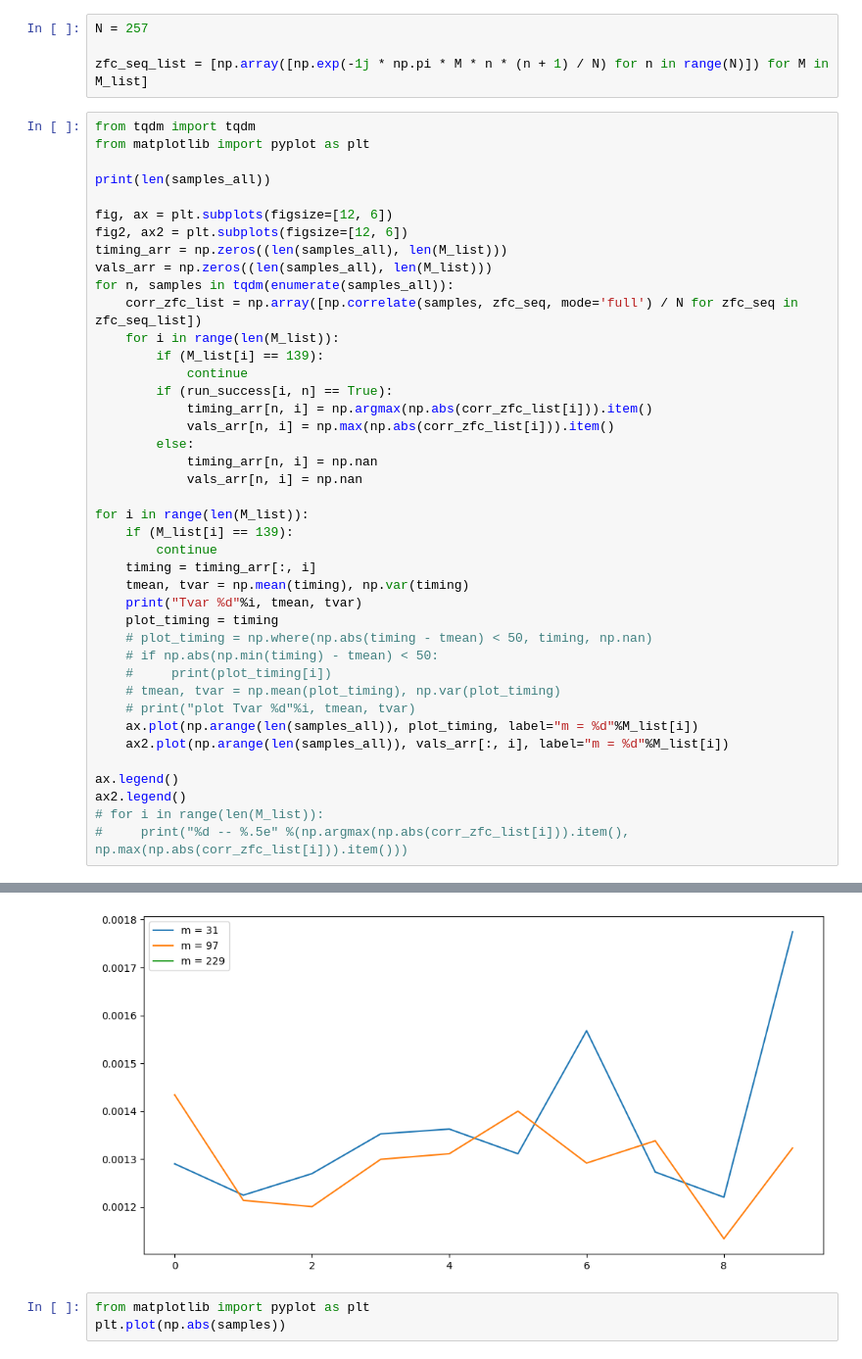
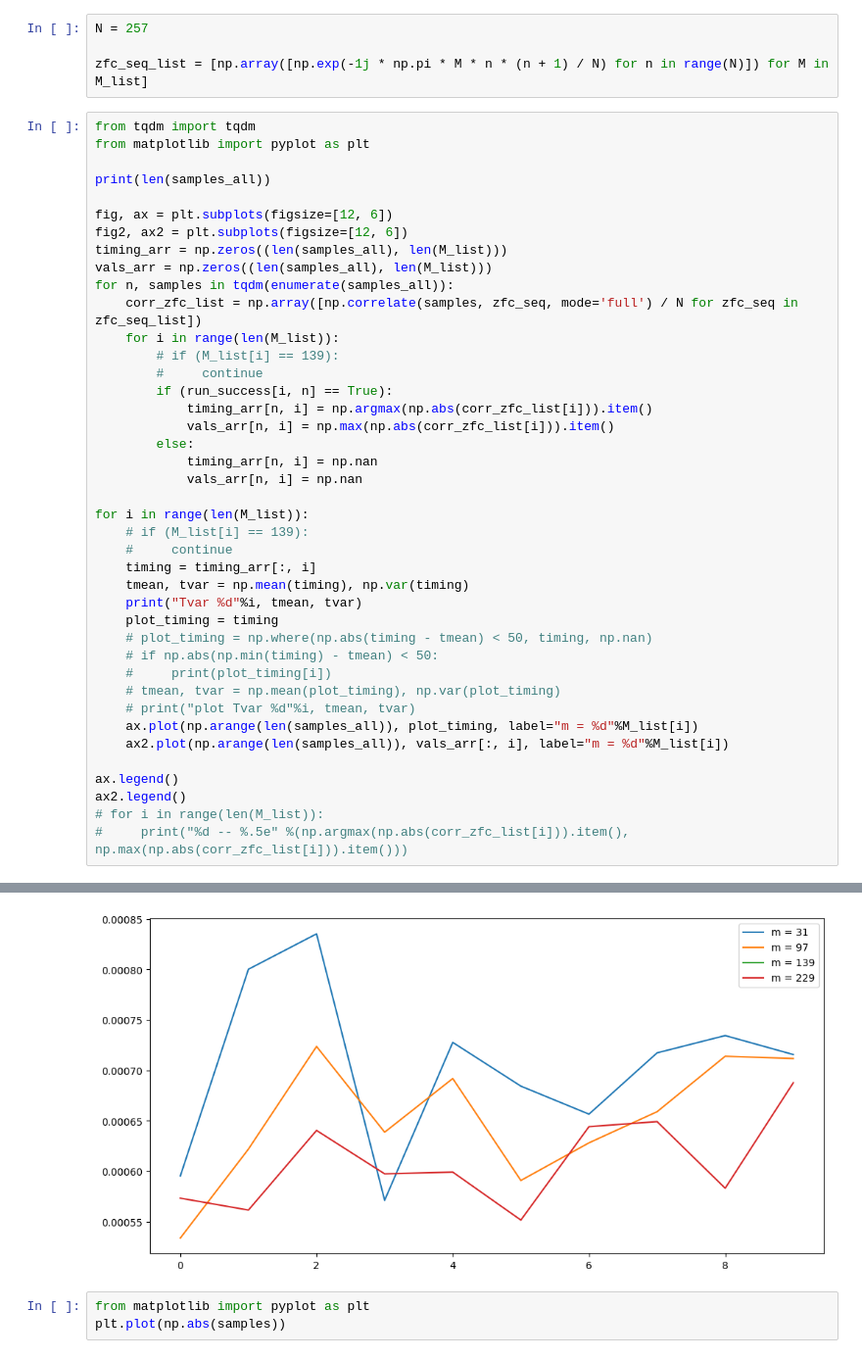
Before and after one commit to navya-xx/OTA-C, a Jupyter notebook: cpp/sync_tests.ipynb, the cells around one changed output, grey strips where cells are left out. Shown: that part at 98% size. Saved outputs shown, nothing was run; the diff lists cells and outputs as text.

```diff
--- a/cpp/sync_tests.ipynb
+++ b/cpp/sync_tests.ipynb
@@ -96,8 +86,8 @@ vals_arr = np.zeros((len(samples_all), len(M_list)))
 for n, samples in tqdm(enumerate(samples_all)):
     corr_zfc_list = np.array([np.correlate(samples, zfc_seq, mode='full') / N for zfc_seq in zfc_seq_list])
     for i in range(len(M_list)):
-        if (M_list[i] == 139):
-            continue
+        # if (M_list[i] == 139):
+        #     continue
         if (run_success[i, n] == True):
             timing_arr[n, i] = np.argmax(np.abs(corr_zfc_list[i])).item()
             vals_arr[n, i] = np.max(np.abs(corr_zfc_list[i])).item()
@@ -106,8 +96,8 @@ for n, samples in tqdm(enumerate(samples_all)):
             vals_arr[n, i] = np.nan
 
 for i in range(len(M_list)):
-    if (M_list[i] == 139):
-        continue
+    # if (M_list[i] == 139):
+    #     continue
     timing = timing_arr[:, i]
     tmean, tvar = np.mean(timing), np.var(timing)
     print("Tvar %d"%i, tmean, tvar)
@@ -134,4 +125,4 @@ Tvar 3 nan nan
-[figure, old version]
+[figure, new version]
 # %%
 from matplotlib import pyplot as plt
 plt.plot(np.abs(samples))
```
Also changed, not shown: parts of 5 cells of this notebook, 1 other file.
